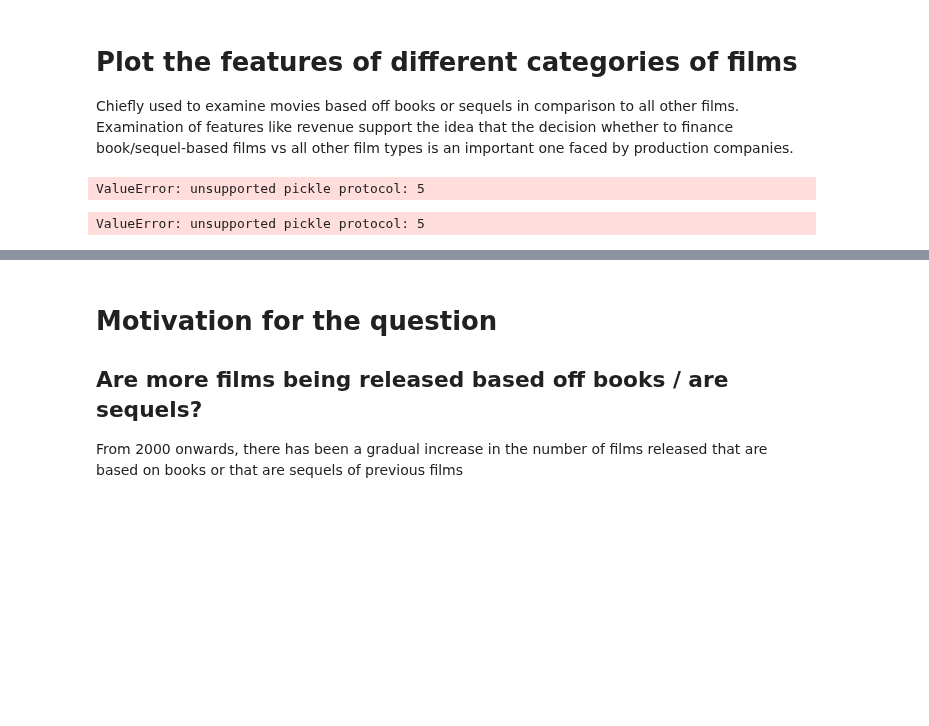
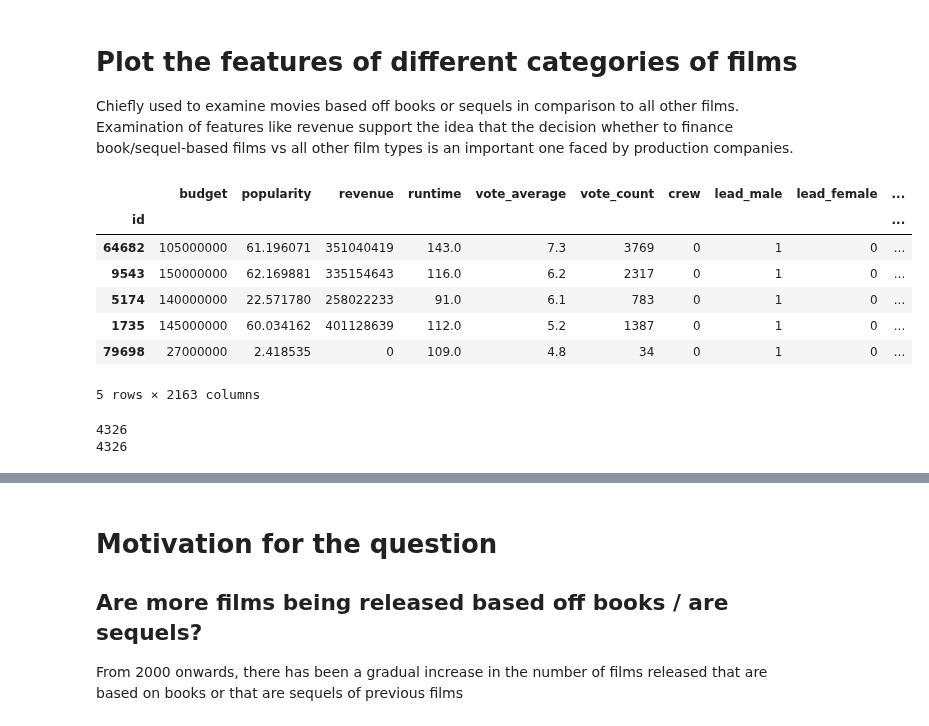
Before and after one commit to dluo96/datatonic-challenge, a Jupyter notebook: data-visualisation/Category_plots.ipynb, the cells around one changed output, grey strips where cells are left out. Saved outputs shown, nothing was run; the diff lists cells and outputs as text; code cells hidden in the pictures; blank space fills up the shorter version.

```diff
--- a/data-visualisation/Category_plots.ipynb
+++ b/data-visualisation/Category_plots.ipynb
@@ -23,12 +23,6 @@ from util import *
 data_dir = get_path_to_data_dir()
 plot_dir = get_path_to_plot_dir()
 # movie_encoded_only_numeric same df as for modelling
-#df_ohe_bookcombined = pd.read_pickle(data_dir+"pre-processed/movie_encoded_only_numeric.pkl")
-df_ohe_bookcombined = pd.read_pickle(data_dir+"pre-processed/movie_encoded_book_summary.pkl")
+df_ohe_bookcombined = pd.read_pickle(data_dir+"pre-processed/movie_encoded_only_numeric.pkl")
+# ...bookcombined_date still has full release date info
+df_ohe_bookcombined_date = pd.read_pickle(data_dir+"pre-processed/movie_encoded_book_summary.pkl")
-# %% [output]
-ValueError: unsupported pickle protocol: 5
-# %%
-with open(data_dir+"pre-processed/movie_encoded_book_summary.pkl",'rb') as f:
-     data = pickle.load(f)
-# %% [output]
-ValueError: unsupported pickle protocol: 5
@@ -34,0 +33,18 @@ ValueError: unsupported pickle protocol: 5
+# %%
+df_ohe_bookcombined.head()
+#print(df_ohe_bookcombined_date.head())
+# %% [output]
+|  | budget | popularity | revenue | runtime | vote_average | vote_count | crew | lead_male | lead_female | ... |
+| id |  |  |  |  |  |  |  |  |  | ... |
+| 64682 | 105000000 | 61.196071 | 351040419 | 143.0 | 7.3 | 3769 | 0 | 1 | 0 | ... |
+| 9543 | 150000000 | 62.169881 | 335154643 | 116.0 | 6.2 | 2317 | 0 | 1 | 0 | ... |
+| 5174 | 140000000 | 22.571780 | 258022233 | 91.0 | 6.1 | 783 | 0 | 1 | 0 | ... |
+| 1735 | 145000000 | 60.034162 | 401128639 | 112.0 | 5.2 | 1387 | 0 | 1 | 0 | ... |
+| 79698 | 27000000 | 2.418535 | 0 | 109.0 | 4.8 | 34 | 0 | 1 | 0 | ... |
+5 rows × 2163 columns
+# %%
+print(len(df_ohe_bookcombined['revenue']==0))
+print(len(df_ohe_bookcombined_date['revenue']==0))
+# %% [output]
+4326
+4326
```
Also changed, not shown: parts of 4 cells of this notebook.
